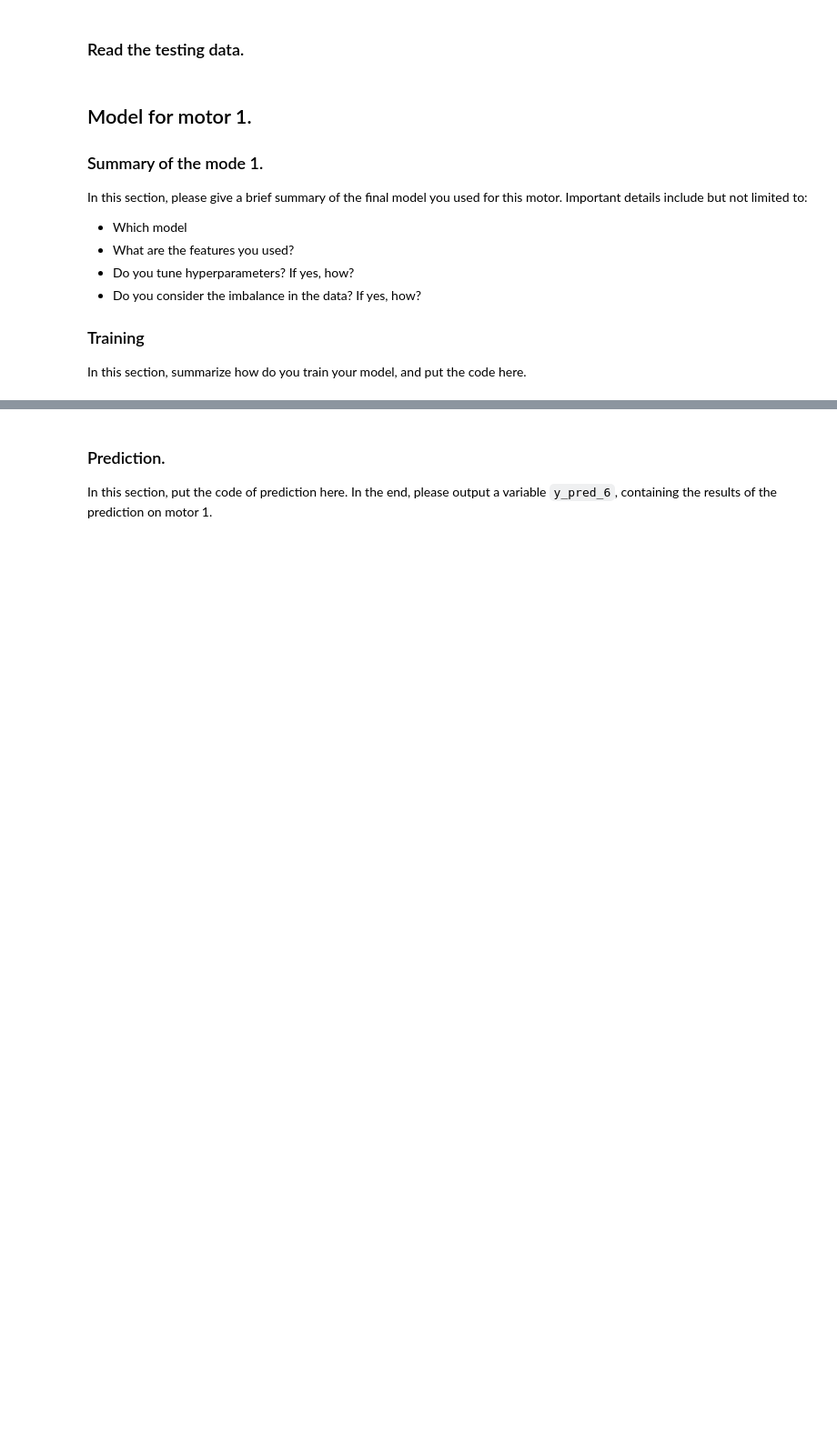
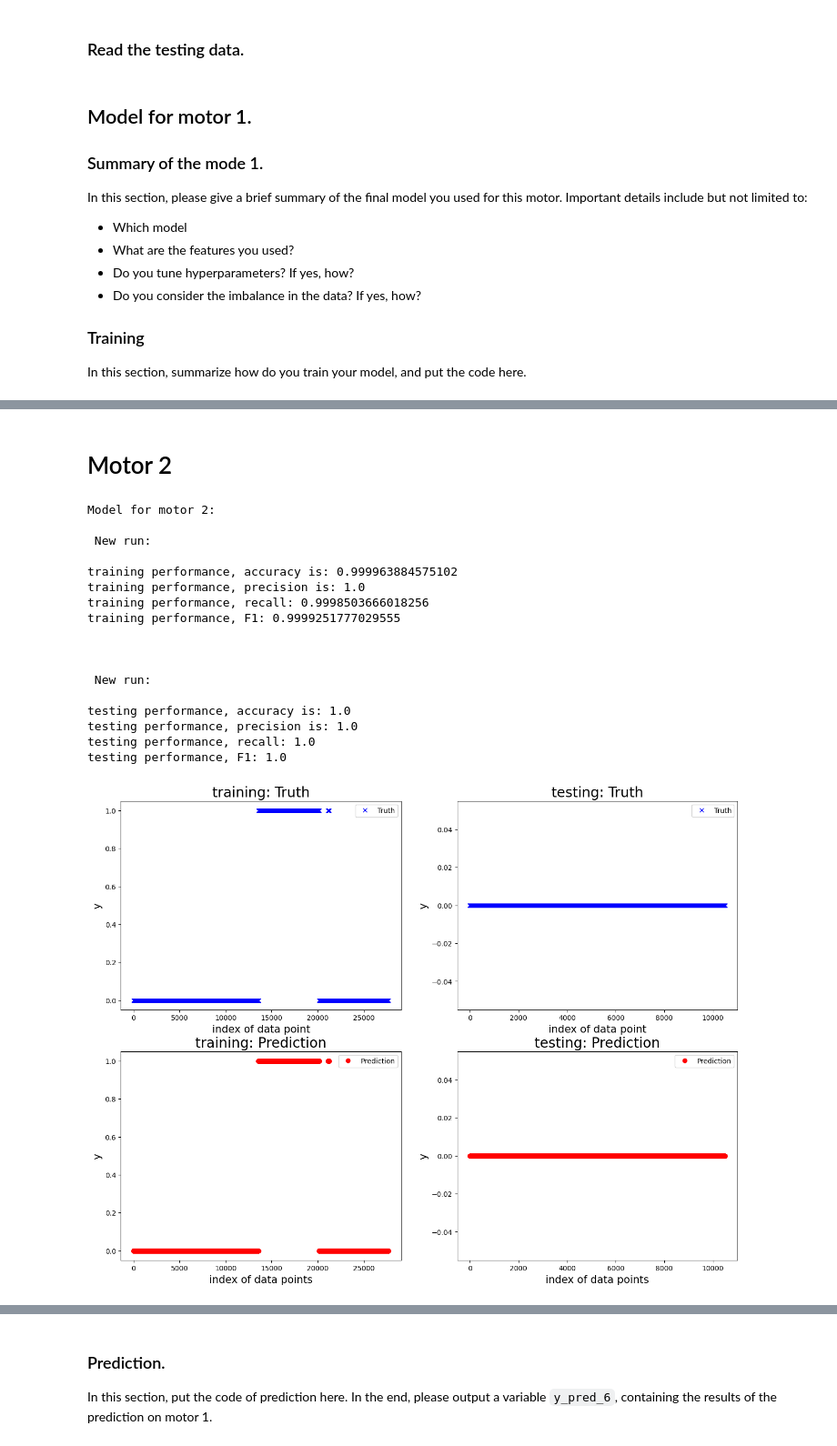
Before and after one commit to comoxx/digital_twin_robot_group2, a Jupyter notebook: DataChallenge/Data_challenge_côme.ipynb, the cells around one changed output, grey strips where cells are left out. Shown at 91% size. Drawn from its saved outputs; the diff is of its cells as text; code cells hidden in the pictures; blank space fills up the shorter version.

```diff
--- a/DataChallenge/Data_challenge_côme.ipynb
+++ b/DataChallenge/Data_challenge_côme.ipynb
@@ -305,0 +307,79 @@ F1 score: 0.5027 +- 0.4684
+# %% [markdown]
+# Motor 2
+# %%
+from utility import extract_selected_feature, prepare_sliding_window, run_cv_one_motor
+from sklearn.tree import DecisionTreeClassifier
+
+# Define the motor index.
+motor_idx = 2
+
+# Specify the test conditions you would like to include in the training.
+df_data_experiment = df_train[df_train['test_condition'].isin(not_moving_train + pickup_and_place_train + moving_motor_mixed_train)]
+
+# Define the features.
+feature_list_all = ['time', 'data_motor_1_position', 'data_motor_1_temperature', 'data_motor_1_voltage',
+                    'data_motor_2_position', 'data_motor_2_temperature', 'data_motor_2_voltage',
+                    'data_motor_3_position', 'data_motor_3_temperature', 'data_motor_3_voltage',
+                    'data_motor_4_position', 'data_motor_4_temperature', 'data_motor_4_voltage',
+                    'data_motor_5_position', 'data_motor_5_temperature', 'data_motor_5_voltage',
+                    'data_motor_6_position', 'data_motor_6_temperature', 'data_motor_6_voltage']
+
+feature_list_motor_2 = ['data_motor_1_temperature',
+                       'data_motor_2_temperature',
+                       'data_motor_3_position', 'data_motor_3_temperature'
+                       'data_motor_6_temperature']
+
+# Extract the features.
+df_tr_x, df_tr_y = extract_selected_feature(df_data_experiment, feature_list_motor_2, motor_idx, mdl_type='clf')
+
+# Prepare the training data based on the defined sliding window.
+window_size = 50
+sample_step = 5
+X_train, y_train = prepare_sliding_window(df_x=df_tr_x, y=df_tr_y, window_size=window_size, sample_step=sample_step, mdl_type='clf')
+
+# Define the classification model.
+# Define the steps of the pipeline
+steps = [
+    ('standardizer', StandardScaler()),  # Step 1: StandardScaler
+    ('mdl', DecisionTreeClassifier() )   # Step 2: Linear Regression
+]
+
+# Create the pipeline
+model = Pipeline(steps)
+
+# # Define hyperparameters to search
+# param_grid = {
+#     'mdl__C': [0.001, 0.01, 0.1, 1, 10, 100]  # Inverse of regularization strength
+# }
+
+# # Initialize GridSearchCV
+# grid_search = GridSearchCV(estimator=pipeline, param_grid=param_grid, scoring='f1', cv=5)
+# mdl = grid_search.fit(X_train, y_train)
+# best_params = grid_search.best_params_
+# print("Best parameters found: ", best_params)
+
+
+all_result = run_cv_one_motor(single_run_result=True, motor_idx=motor_idx,  window_size=window_size, sample_step=sample_step,
+                              df_data=df_data_experiment, mdl=model,
+                              feature_list=feature_list_motor_2, n_fold=5)
+# Train the model.
+# mdl = grid_search.fit(X_train, y_train)
+# %% [output]
+Model for motor 2:
+
+ New run:
+
+training performance, accuracy is: 0.999963884575102
+training performance, precision is: 1.0
+training performance, recall: 0.9998503666018256
+training performance, F1: 0.9999251777029555
+
+
+
+ New run:
+
+testing performance, accuracy is: 1.0
+testing performance, precision is: 1.0
+testing performance, recall: 1.0
+testing performance, F1: 1.0
+[figure, added]
```
Also changed, not shown: parts of 2 cells of this notebook.
